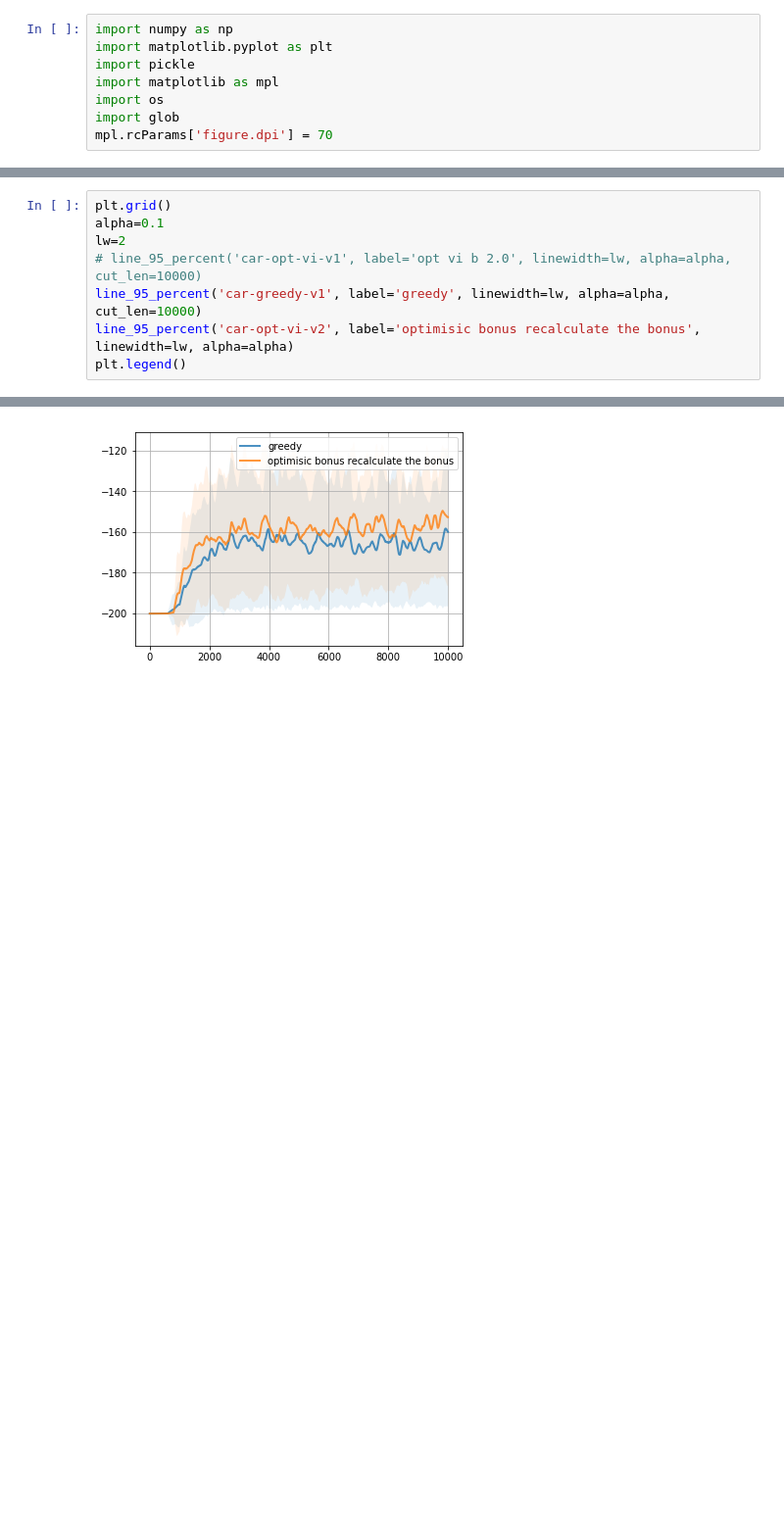
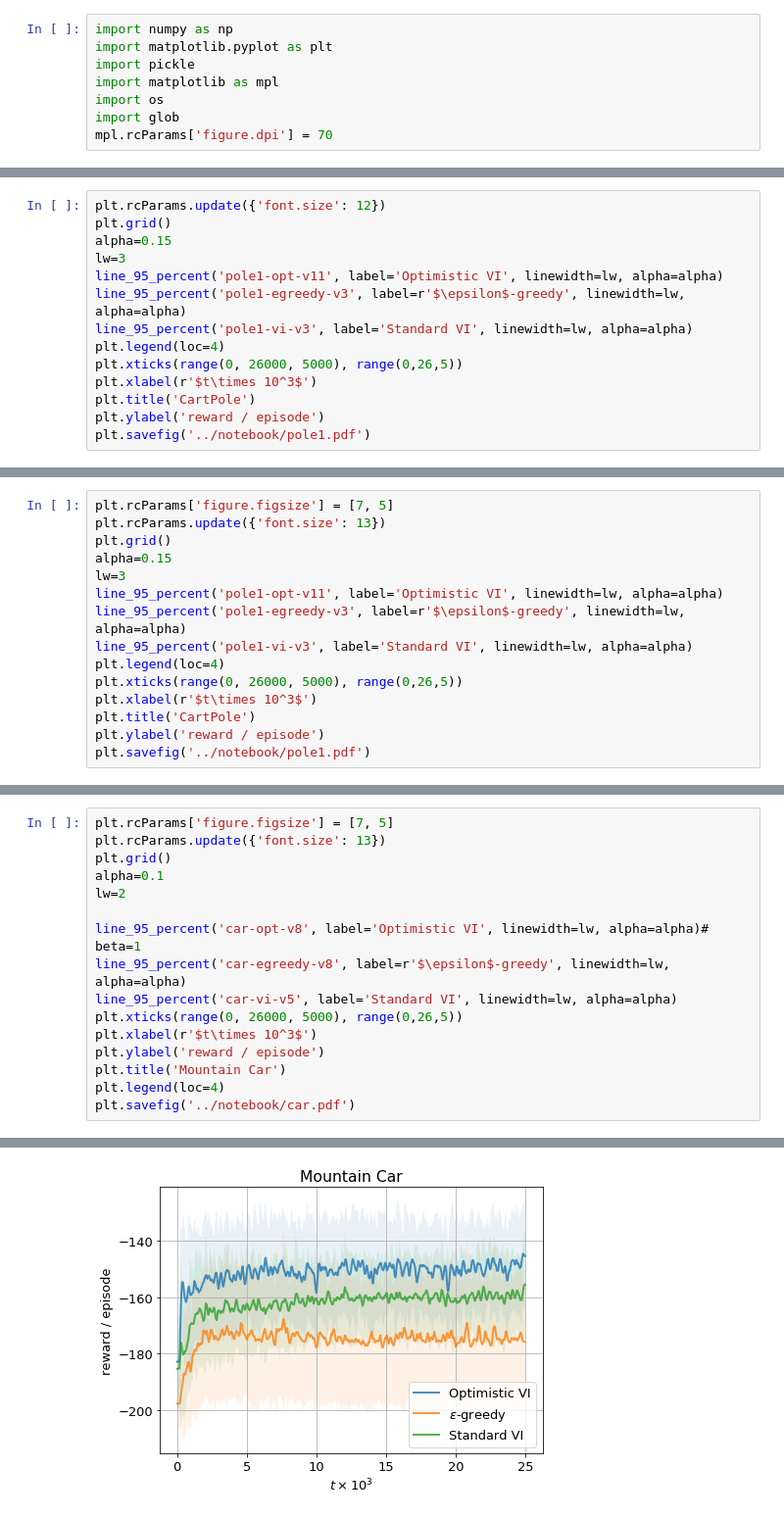
Before and after one commit to anhddo/oppoliter, a Jupyter notebook: notebook/ls-avg-reward.ipynb, the cells around one changed output, grey strips where cells are left out. Shown: that part at 98% size. Cells and saved outputs as stored; diff of their text form; blank space fills up the shorter version.

```diff
--- a/notebook/ls-avg-reward.ipynb
+++ b/notebook/ls-avg-reward.ipynb
@@ -49,0 +76,14 @@ def plot_lines(dir_path):
+# %%
+plt.rcParams.update({'font.size': 12})
+plt.grid()
+alpha=0.15
+lw=3
+line_95_percent('pole1-opt-v11', label='Optimistic VI', linewidth=lw, alpha=alpha)
+line_95_percent('pole1-egreedy-v3', label=r'$\epsilon$-greedy', linewidth=lw, alpha=alpha)
+line_95_percent('pole1-vi-v3', label='Standard VI', linewidth=lw, alpha=alpha)
+plt.legend(loc=4)
+plt.xticks(range(0, 26000, 5000), range(0,26,5))
+plt.xlabel(r'$t\times 10^3$')
+plt.title('CartPole')
+plt.ylabel('reward / episode')
+plt.savefig('../notebook/pole1.pdf')
@@ -49,0 +95,15 @@ def plot_lines(dir_path):
+# %%
+plt.rcParams['figure.figsize'] = [7, 5]
+plt.rcParams.update({'font.size': 13})
+plt.grid()
+alpha=0.15
+lw=3
+line_95_percent('pole1-opt-v11', label='Optimistic VI', linewidth=lw, alpha=alpha)
+line_95_percent('pole1-egreedy-v3', label=r'$\epsilon$-greedy', linewidth=lw, alpha=alpha)
+line_95_percent('pole1-vi-v3', label='Standard VI', linewidth=lw, alpha=alpha)
+plt.legend(loc=4)
+plt.xticks(range(0, 26000, 5000), range(0,26,5))
+plt.xlabel(r'$t\times 10^3$')
+plt.title('CartPole')
+plt.ylabel('reward / episode')
+plt.savefig('../notebook/pole1.pdf')
@@ -50,9 +115,17 @@ def plot_lines(dir_path):
 # %%
+plt.rcParams['figure.figsize'] = [7, 5]
+plt.rcParams.update({'font.size': 13})
 plt.grid()
 alpha=0.1
 lw=2
-# line_95_percent('car-opt-vi-v1', label='opt vi b 2.0', linewidth=lw, alpha=alpha, cut_len=10000)
-line_95_percent('car-greedy-v1', label='greedy', linewidth=lw, alpha=alpha, cut_len=10000)
-line_95_percent('car-opt-vi-v2', label='optimisic bonus recalculate the bonus', linewidth=lw, alpha=alpha)
-plt.legend()
+
+line_95_percent('car-opt-v8', label='Optimistic VI', linewidth=lw, alpha=alpha)# beta=1
+line_95_percent('car-egreedy-v8', label=r'$\epsilon$-greedy', linewidth=lw, alpha=alpha)
+line_95_percent('car-vi-v5', label='Standard VI', linewidth=lw, alpha=alpha)
+plt.xticks(range(0, 26000, 5000), range(0,26,5))
+plt.xlabel(r'$t\times 10^3$')
+plt.ylabel('reward / episode')
+plt.title('Mountain Car')
+plt.legend(loc=4)
+plt.savefig('../notebook/car.pdf')
 # %% [output]
@@ -62 +135 @@ car-opt-vi-v2
-[figure, old version]
+[figure, new version]
```
Also changed, not shown: parts of 46 cells of this notebook, 8 other files.
